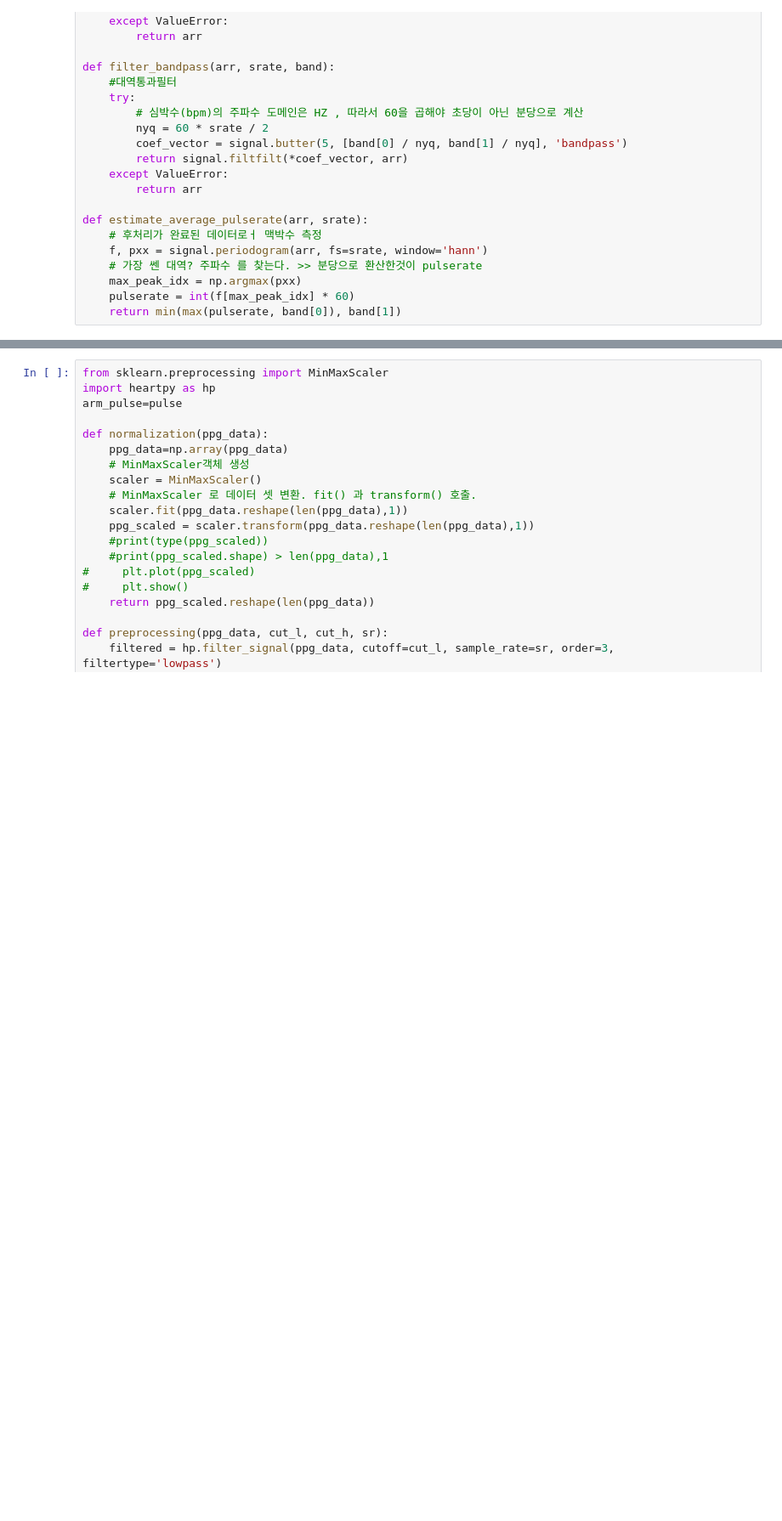
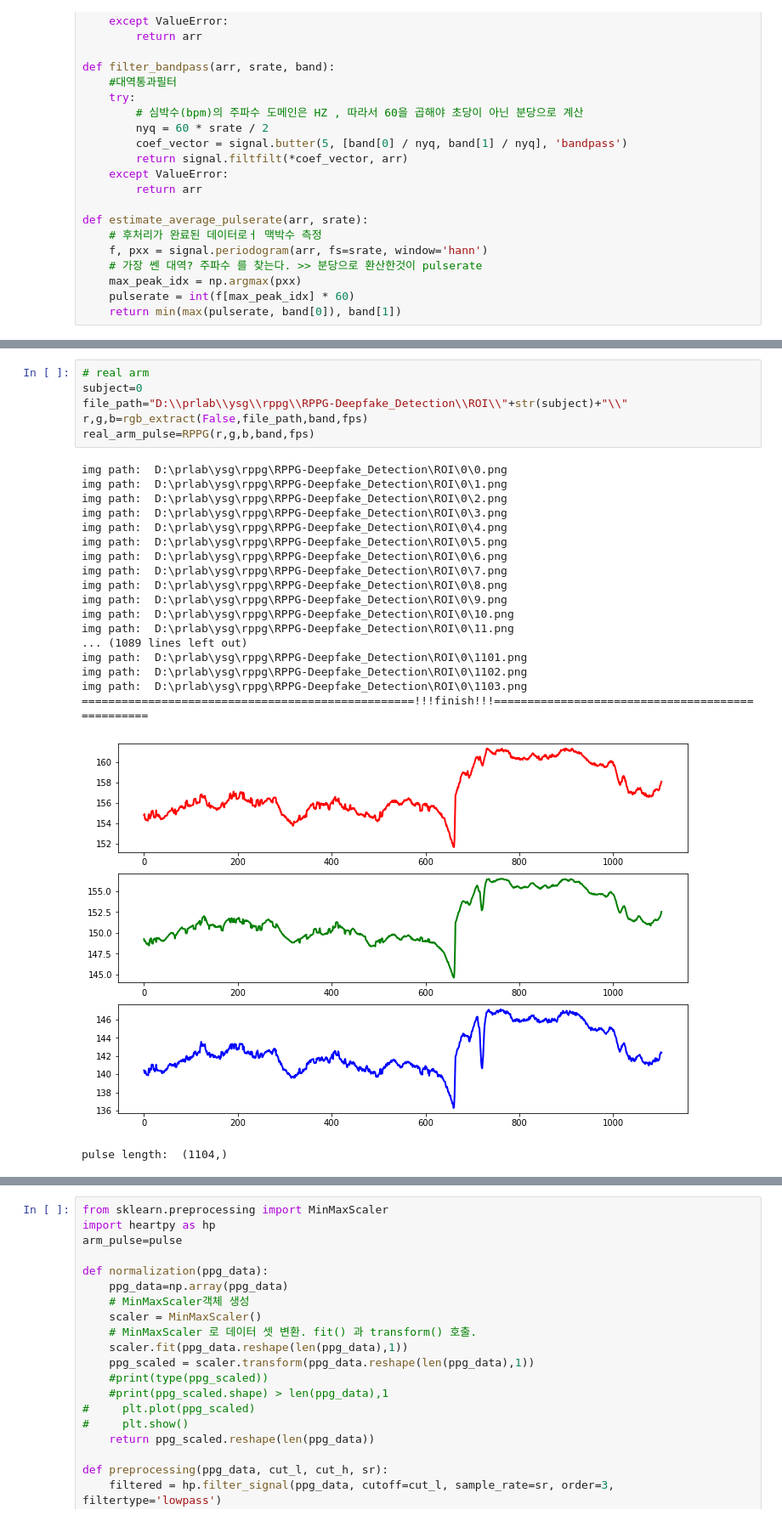
Before and after one commit to sugyeong-yu/RPPG-Deepfake_Detection, a Jupyter notebook: code/rPPG.ipynb, the cells around one changed output, grey strips where cells are left out. Shown at 85% size. Drawn from its saved outputs; the diff is of its cells as text; blank space fills up the shorter version.

```diff
--- a/code/rPPG.ipynb
+++ b/code/rPPG.ipynb
@@ -633,0 +460,26 @@ pulse length:  (5401,)
+# %%
+# real arm
+subject=0
+file_path="D:\\prlab\\ysg\\rppg\\RPPG-Deepfake_Detection\\ROI\\"+str(subject)+"\\"
+r,g,b=rgb_extract(False,file_path,band,fps)
+real_arm_pulse=RPPG(r,g,b,band,fps)
+# %% [output]
+img path:  D:\prlab\ysg\rppg\RPPG-Deepfake_Detection\ROI\0\0.png
+img path:  D:\prlab\ysg\rppg\RPPG-Deepfake_Detection\ROI\0\1.png
+img path:  D:\prlab\ysg\rppg\RPPG-Deepfake_Detection\ROI\0\2.png
+img path:  D:\prlab\ysg\rppg\RPPG-Deepfake_Detection\ROI\0\3.png
+img path:  D:\prlab\ysg\rppg\RPPG-Deepfake_Detection\ROI\0\4.png
+img path:  D:\prlab\ysg\rppg\RPPG-Deepfake_Detection\ROI\0\5.png
+img path:  D:\prlab\ysg\rppg\RPPG-Deepfake_Detection\ROI\0\6.png
+img path:  D:\prlab\ysg\rppg\RPPG-Deepfake_Detection\ROI\0\7.png
+img path:  D:\prlab\ysg\rppg\RPPG-Deepfake_Detection\ROI\0\8.png
+img path:  D:\prlab\ysg\rppg\RPPG-Deepfake_Detection\ROI\0\9.png
+img path:  D:\prlab\ysg\rppg\RPPG-Deepfake_Detection\ROI\0\10.png
+img path:  D:\prlab\ysg\rppg\RPPG-Deepfake_Detection\ROI\0\11.png
+... (1089 lines left out)
+img path:  D:\prlab\ysg\rppg\RPPG-Deepfake_Detection\ROI\0\1101.png
+img path:  D:\prlab\ysg\rppg\RPPG-Deepfake_Detection\ROI\0\1102.png
+img path:  D:\prlab\ysg\rppg\RPPG-Deepfake_Detection\ROI\0\1103.png
+==================================================!!!finish!!!=================================================
+[figure, added]
+pulse length:  (1104,)
```
Also changed, not shown: parts of 29 cells of this notebook, 7 other files.
